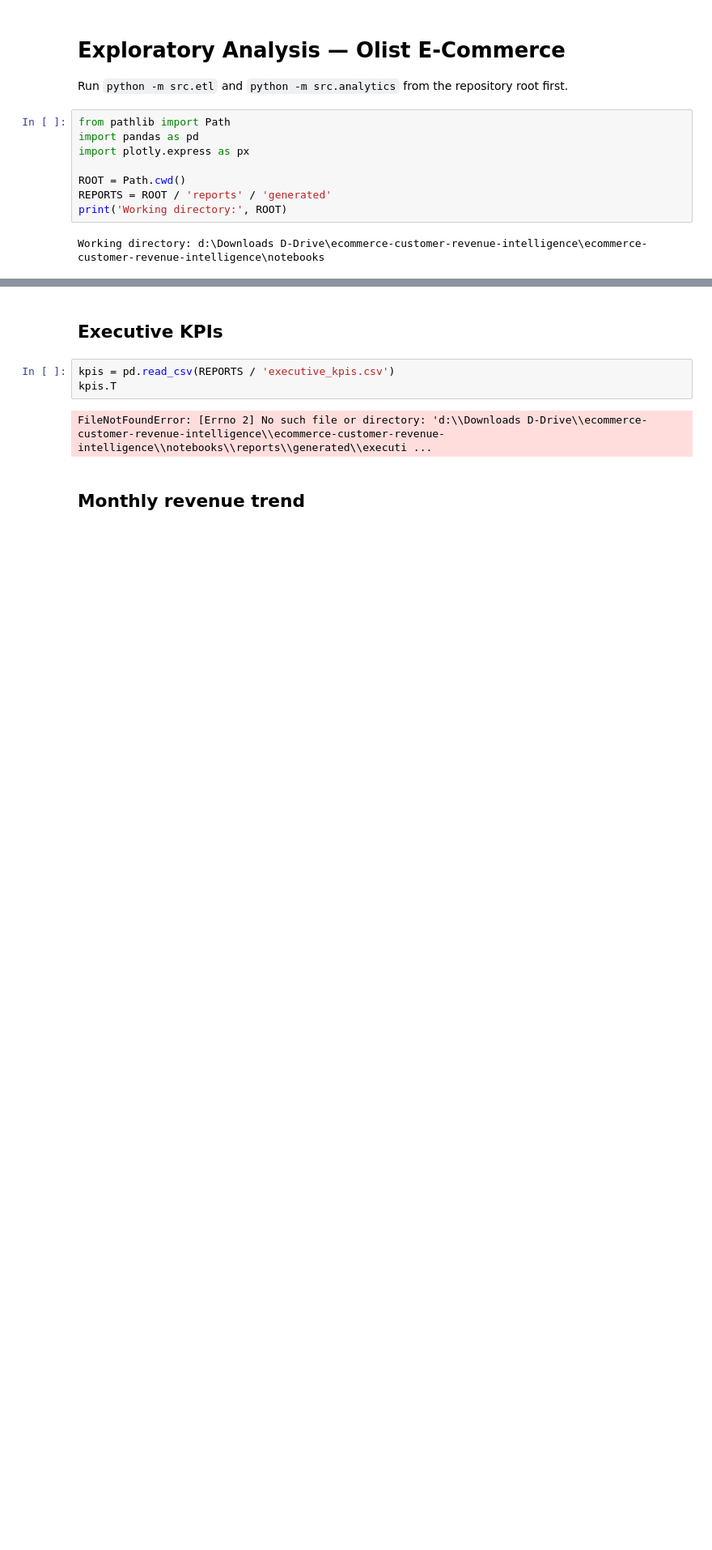
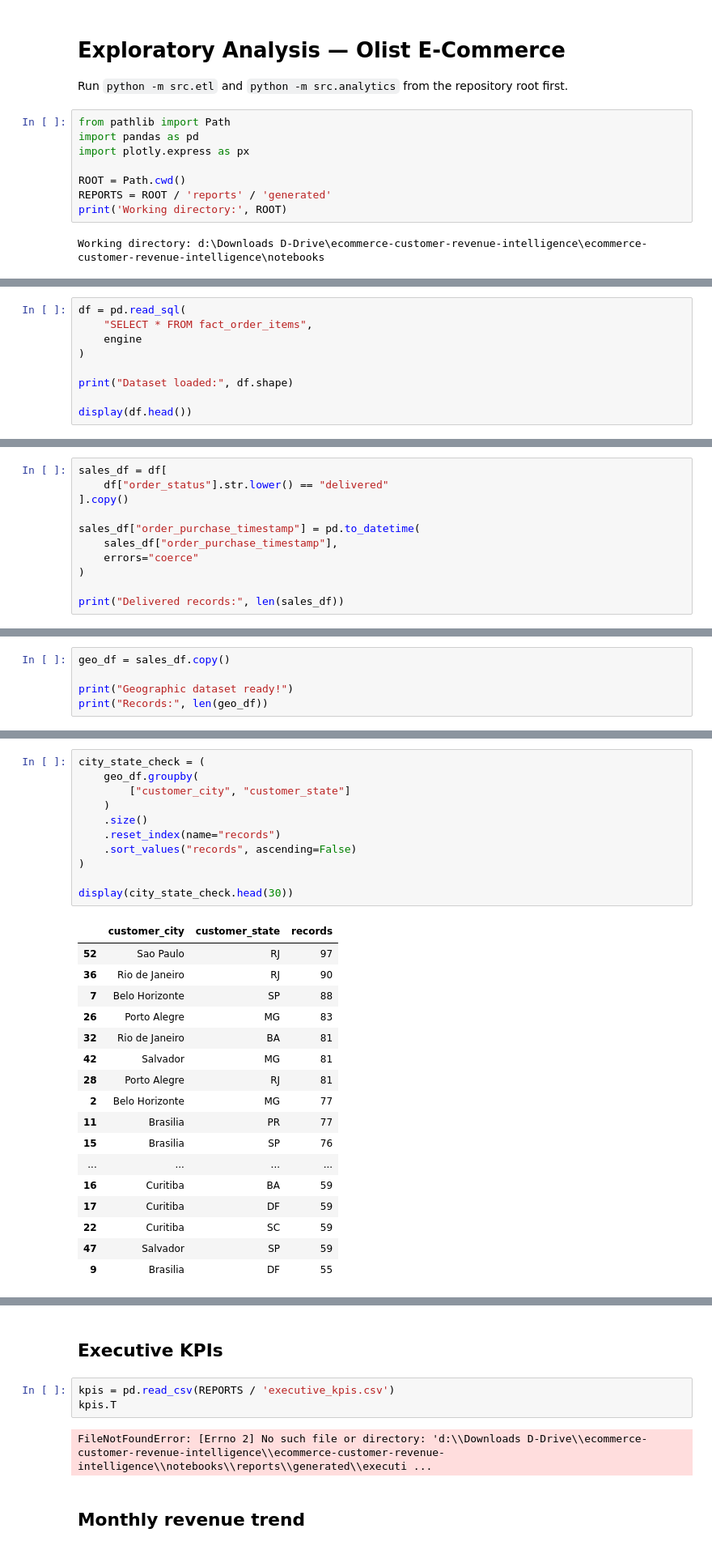
Before and after one commit to Fariha12t/ecommerce-customer-revenue-intelligence, a Jupyter notebook: notebooks/exploratory_analysis.ipynb, the cells around one changed output, grey strips where cells are left out. Shown at 81% size. Drawn from its saved outputs; the diff is of its cells as text; blank space fills up the shorter version.

```diff
--- a/notebooks/exploratory_analysis.ipynb
+++ b/notebooks/exploratory_analysis.ipynb
@@ -1030,0 +1441,9 @@ Working directory: d:\Downloads D-Drive\ecommerce-customer-revenue-intelligence\
+# %%
+df = pd.read_sql(
+    "SELECT * FROM fact_order_items",
+    engine
+)
+
+print("Dataset loaded:", df.shape)
+
+display(df.head())
@@ -1030,0 +1458,11 @@ Working directory: d:\Downloads D-Drive\ecommerce-customer-revenue-intelligence\
+# %%
+sales_df = df[
+    df["order_status"].str.lower() == "delivered"
+].copy()
+
+sales_df["order_purchase_timestamp"] = pd.to_datetime(
+    sales_df["order_purchase_timestamp"],
+    errors="coerce"
+)
+
+print("Delivered records:", len(sales_df))
@@ -1030,0 +1471,5 @@ Working directory: d:\Downloads D-Drive\ecommerce-customer-revenue-intelligence\
+# %%
+geo_df = sales_df.copy()
+
+print("Geographic dataset ready!")
+print("Records:", len(geo_df))
@@ -1030,0 +1479,29 @@ Working directory: d:\Downloads D-Drive\ecommerce-customer-revenue-intelligence\
+# %%
+city_state_check = (
+    geo_df.groupby(
+        ["customer_city", "customer_state"]
+    )
+    .size()
+    .reset_index(name="records")
+    .sort_values("records", ascending=False)
+)
+
+display(city_state_check.head(30))
+# %% [output]
+|  | customer_city | customer_state | records |
+| 52 | Sao Paulo | RJ | 97 |
+| 36 | Rio de Janeiro | RJ | 90 |
+| 7 | Belo Horizonte | SP | 88 |
+| 26 | Porto Alegre | MG | 83 |
+| 32 | Rio de Janeiro | BA | 81 |
+| 42 | Salvador | MG | 81 |
+| 28 | Porto Alegre | RJ | 81 |
+| 2 | Belo Horizonte | MG | 77 |
+| 11 | Brasilia | PR | 77 |
+| 15 | Brasilia | SP | 76 |
+| ... | ... | ... | ... |
+| 16 | Curitiba | BA | 59 |
+| 17 | Curitiba | DF | 59 |
+| 22 | Curitiba | SC | 59 |
+| 47 | Salvador | SP | 59 |
+| 9 | Brasilia | DF | 55 |
```
Also changed, not shown: parts of 27 cells of this notebook, 1 other file.
